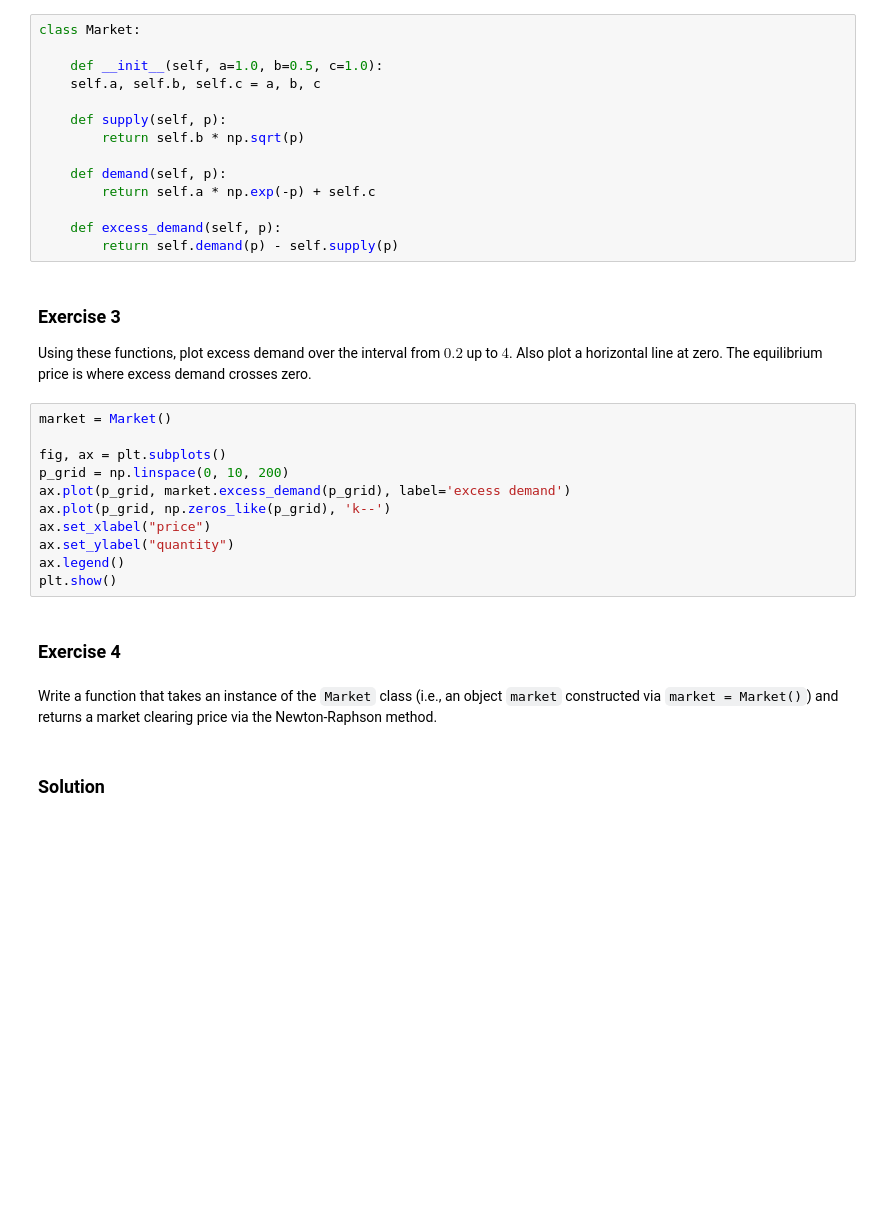
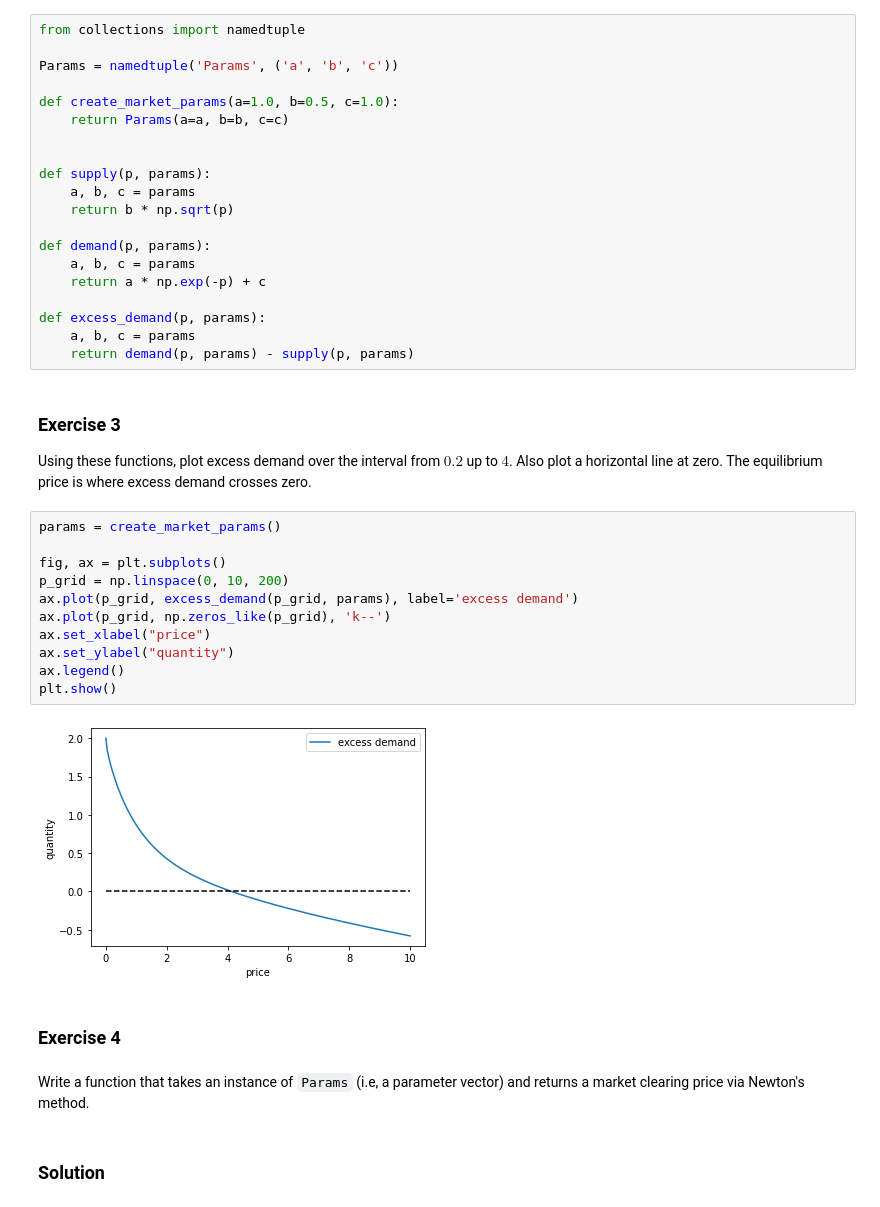
Before and after one commit to jstac/paris_workshop_2022, a Jupyter notebook: part_1/equilibrium.ipynb, the cells around one changed output. Cells and saved outputs as stored; diff of their text form; blank space fills up the shorter version.

```diff
--- a/part_1/equilibrium.ipynb
+++ b/part_1/equilibrium.ipynb
@@ -92,38 +118,46 @@ CONVERT code below to namedtuple for parameters and functions that use the named
 
 FIX all subsequent code.
 # %%
-class Market:
+from collections import namedtuple
 
-    def __init__(self, a=1.0, b=0.5, c=1.0):
-    self.a, self.b, self.c = a, b, c
+Params = namedtuple('Params', ('a', 'b', 'c'))
 
-    def supply(self, p):
-        return self.b * np.sqrt(p)
+def create_market_params(a=1.0, b=0.5, c=1.0):
+    return Params(a=a, b=b, c=c)
 
-    def demand(self, p):
-        return self.a * np.exp(-p) + self.c
 
-    def excess_demand(self, p):
-        return self.demand(p) - self.supply(p)
+def supply(p, params):
+    a, b, c = params
+    return b * np.sqrt(p)
+
+def demand(p, params):
+    a, b, c = params
+    return a * np.exp(-p) + c
+
+def excess_demand(p, params):
+    a, b, c = params
+    return demand(p, params) - supply(p, params)
 # %% [markdown]
 ### Exercise 3
 
 Using these functions, plot excess demand over the interval from $0.2$ up to $4$.  Also plot a horizontal line at zero.  The equilibrium price is where excess demand crosses zero.
 # %%
-market = Market()
+params = create_market_params()
 
 fig, ax = plt.subplots()
 p_grid = np.linspace(0, 10, 200)
-ax.plot(p_grid, market.excess_demand(p_grid), label='excess demand')
+ax.plot(p_grid, excess_demand(p_grid, params), label='excess demand')
 ax.plot(p_grid, np.zeros_like(p_grid), 'k--')
 ax.set_xlabel("price")
 ax.set_ylabel("quantity")
 ax.legend()
 plt.show()
+# %% [output]
+[figure, added]
 # %% [markdown]
 ### Exercise 4
 # %% [markdown]
-Write a function that takes an instance of the `Market` class (i.e., an object `market` constructed via `market = Market()`) and returns a market clearing price via the Newton-Raphson method.
+Write a function that takes an instance of `Params` (i.e, a parameter vector) and returns a market clearing price via Newton's method.
 # %% [markdown]
 ### Solution
 # %%
```
Also changed, not shown: parts of 14 cells of this notebook, 23 other files.
